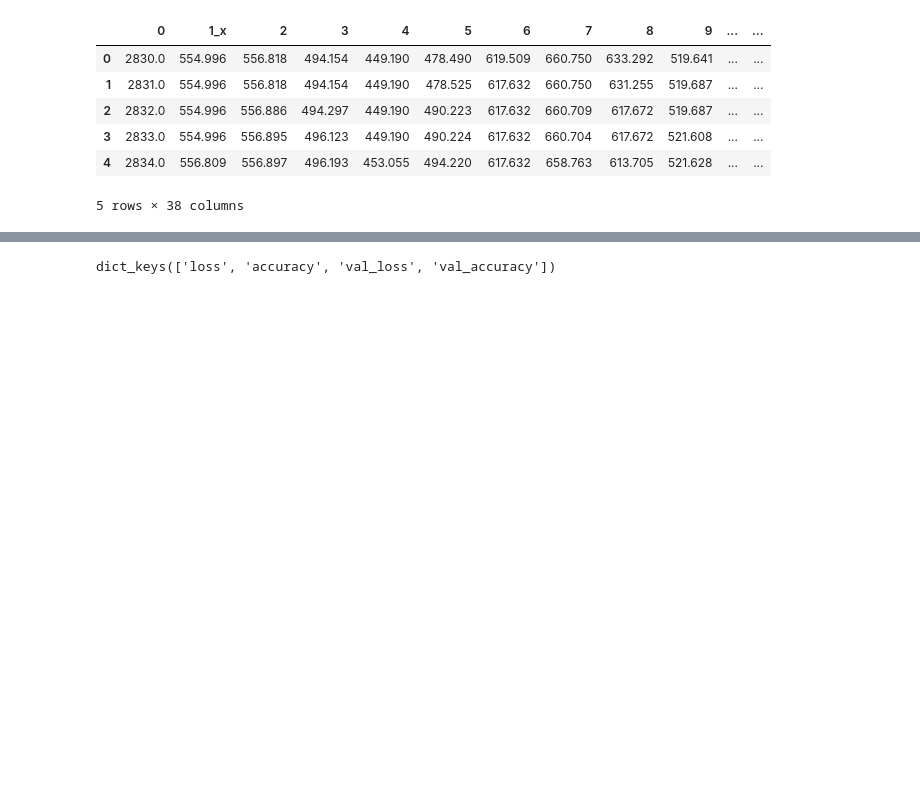
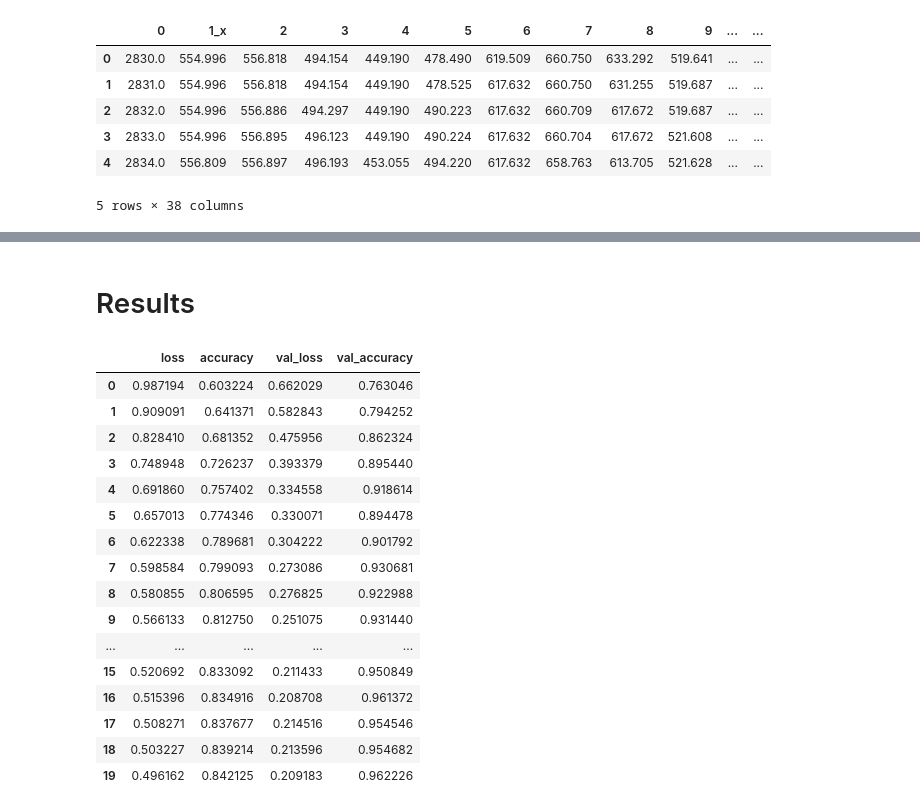
Before and after one commit to namanarora42/DeepFit, a Jupyter notebook: train_pose_classifier.ipynb, the cells around one changed output, grey strips where cells are left out. Drawn from its saved outputs; the diff is of its cells as text; code cells hidden in the pictures; blank space fills up the shorter version.

```diff
--- a/train_pose_classifier.ipynb
+++ b/train_pose_classifier.ipynb
@@ -518,7 +454,25 @@ Epoch 10/10
-# %%
-history.history.keys()
-# %% [output]
-dict_keys(['loss', 'accuracy', 'val_loss', 'val_accuracy'])
+# %% [markdown]
+# Results
+# %%
+pd.DataFrame(history.history)
+# %% [output]
+|  | loss | accuracy | val_loss | val_accuracy |
+| 0 | 0.987194 | 0.603224 | 0.662029 | 0.763046 |
+| 1 | 0.909091 | 0.641371 | 0.582843 | 0.794252 |
+| 2 | 0.828410 | 0.681352 | 0.475956 | 0.862324 |
+| 3 | 0.748948 | 0.726237 | 0.393379 | 0.895440 |
+| 4 | 0.691860 | 0.757402 | 0.334558 | 0.918614 |
+| 5 | 0.657013 | 0.774346 | 0.330071 | 0.894478 |
+| 6 | 0.622338 | 0.789681 | 0.304222 | 0.901792 |
+| 7 | 0.598584 | 0.799093 | 0.273086 | 0.930681 |
+| 8 | 0.580855 | 0.806595 | 0.276825 | 0.922988 |
+| 9 | 0.566133 | 0.812750 | 0.251075 | 0.931440 |
+| ... | ... | ... | ... | ... |
+| 15 | 0.520692 | 0.833092 | 0.211433 | 0.950849 |
+| 16 | 0.515396 | 0.834916 | 0.208708 | 0.961372 |
+| 17 | 0.508271 | 0.837677 | 0.214516 | 0.954546 |
+| 18 | 0.503227 | 0.839214 | 0.213596 | 0.954682 |
+| 19 | 0.496162 | 0.842125 | 0.209183 | 0.962226 |
 # %%
 plot_history(history)
 # %% [output]
```
Also changed, not shown: parts of 42 cells of this notebook, 2 other files.
